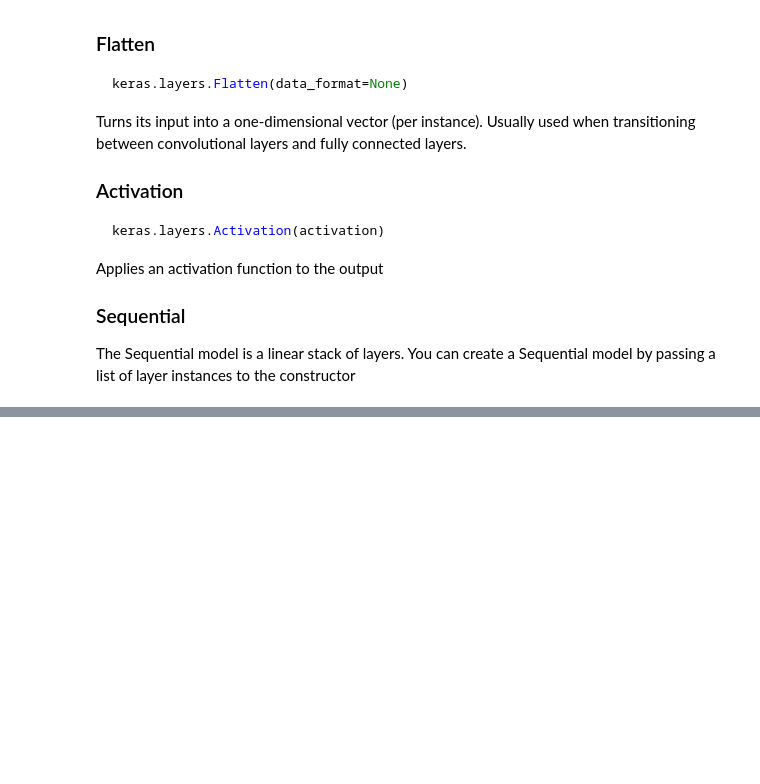
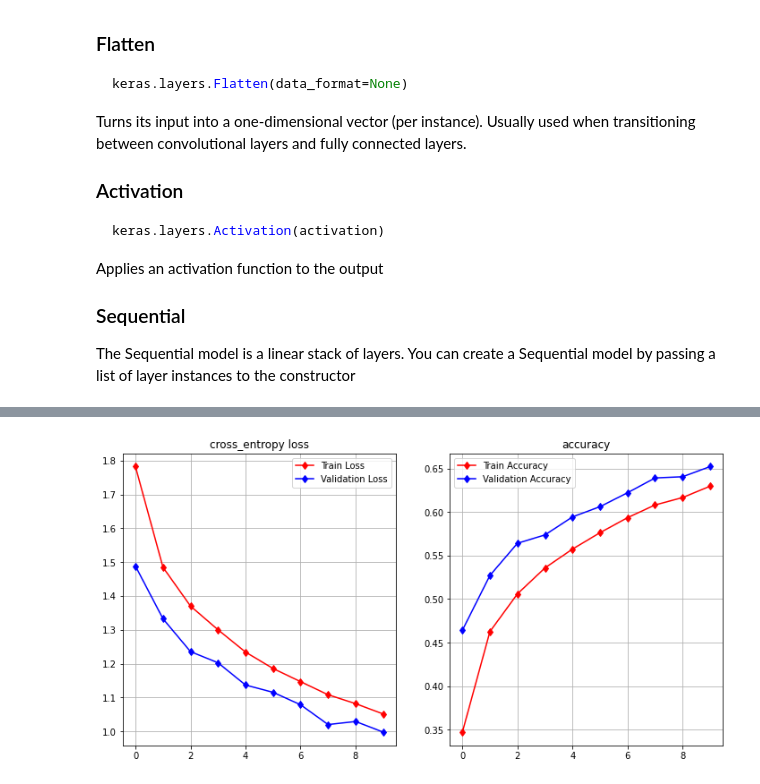
Before and after one commit to rodneyosodo/computer-vision-ai-saturdays, a Jupyter notebook: 3rdMonth{deep_learning}/Notebook/02-cifar-cnn-to-classify.ipynb, the cells around one changed output, grey strips where cells are left out. Saved outputs shown, nothing was run; the diff lists cells and outputs as text; code cells hidden in the pictures; blank space fills up the shorter version.

```diff
--- a/3rdMonth{deep_learning}/Notebook/02-cifar-cnn-to-classify.ipynb
+++ b/3rdMonth{deep_learning}/Notebook/02-cifar-cnn-to-classify.ipynb
@@ -166,0 +187,4 @@ Test accuracy: 0.6424999833106995
+# %%
+plot_loss_accuracy(history)
+# %% [output]
+[figure, added]
```
Also changed, not shown: parts of 14 cells of this notebook.
